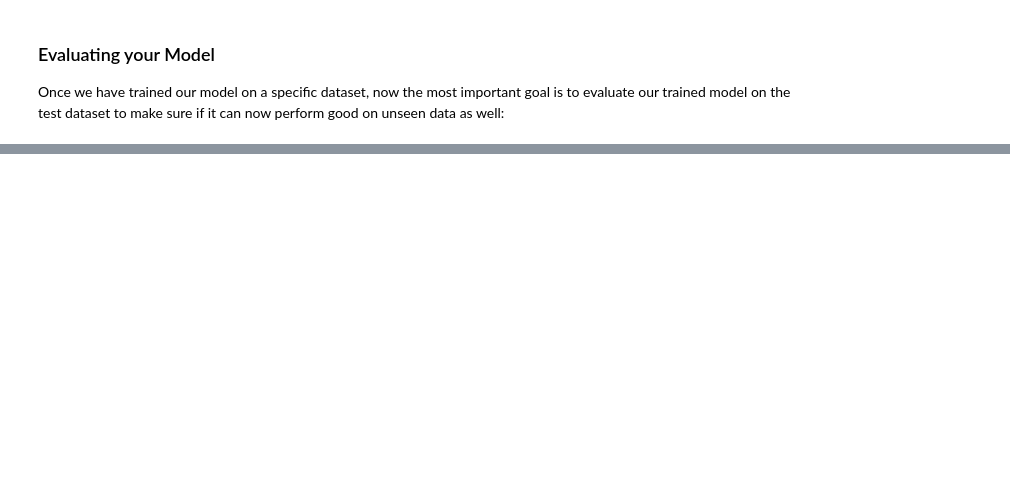
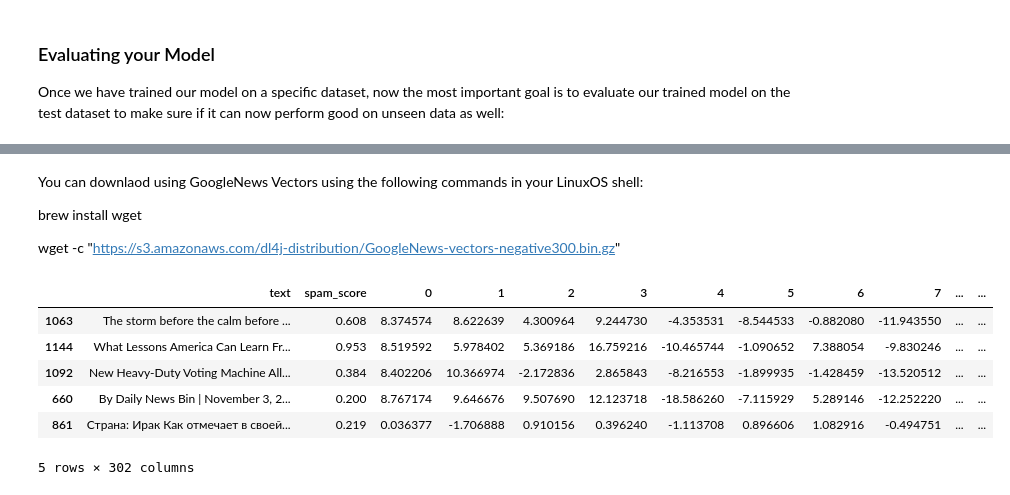
Before and after one commit to mohsinch1/Data-Science-Workshop-NLP, a Jupyter notebook: Natural Language Processing.ipynb, the cells around one changed output, grey strips where cells are left out. Drawn from its saved outputs; the diff is of its cells as text; code cells hidden in the pictures; blank space fills up the shorter version.

Commit message:
Text Representation using word2Vec

```diff
--- a/Natural Language Processing.ipynb
+++ b/Natural Language Processing.ipynb
@@ -346,0 +347,32 @@ Loss:  9.916944380360421  |  Accuracy:  45.45454680919647
+# %% [markdown]
+You can downlaod using GoogleNews Vectors using the following commands in your LinuxOS shell:
+
+brew install wget
+
+wget -c "https://s3.amazonaws.com/dl4j-distribution/GoogleNews-vectors-negative300.bin.gz"
+# %%
+from gensim.models import KeyedVectors
+
+word_vectors = KeyedVectors.load_word2vec_format("/home/rayyan/Projects/KYAK/Data/google_news_vectors/GoogleNews-vectors-negative300.bin", binary=True)
+# %%
+def text_to_vec(text):
+    text_vec = np.sum(np.array([word_vectors[word] for word in text.split() if word in word_vectors.vocab]), axis=0)
+    if type(text_vec) is np.float64:
+        return pd.Series([0 for val in range(300)])
+
+    return pd.Series(text_vec)
+# %%
+vec_cols = [str(val) for val in range(300)]
+for v_c in vec_cols:
+    final_data[v_c] = 0
+final_data[vec_cols] = final_data.text.apply(text_to_vec)
+# %%
+final_data.head()
+# %% [output]
+|  | text | spam_score | 0 | 1 | 2 | 3 | 4 | 5 | 6 | 7 | ... | ... |
+| 1063 | The storm before the calm before ... | 0.608 | 8.374574 | 8.622639 | 4.300964 | 9.244730 | -4.353531 | -8.544533 | -0.882080 | -11.943550 | ... | ... |
+| 1144 | What Lessons America Can Learn Fr... | 0.953 | 8.519592 | 5.978402 | 5.369186 | 16.759216 | -10.465744 | -1.090652 | 7.388054 | -9.830246 | ... | ... |
+| 1092 | New Heavy-Duty Voting Machine All... | 0.384 | 8.402206 | 10.366974 | -2.172836 | 2.865843 | -8.216553 | -1.899935 | -1.428459 | -13.520512 | ... | ... |
+| 660 | By Daily News Bin | November 3, 2... | 0.200 | 8.767174 | 9.646676 | 9.507690 | 12.123718 | -18.586260 | -7.115929 | 5.289146 | -12.252220 | ... | ... |
+| 861 | Страна: Ирак Как отмечает в своей... | 0.219 | 0.036377 | -1.706888 | 0.910156 | 0.396240 | -1.113708 | 0.896606 | 1.082916 | -0.494751 | ... | ... |
+5 rows × 302 columns
```
Also changed, not shown: parts of 17 cells of this notebook, 1 other file.
